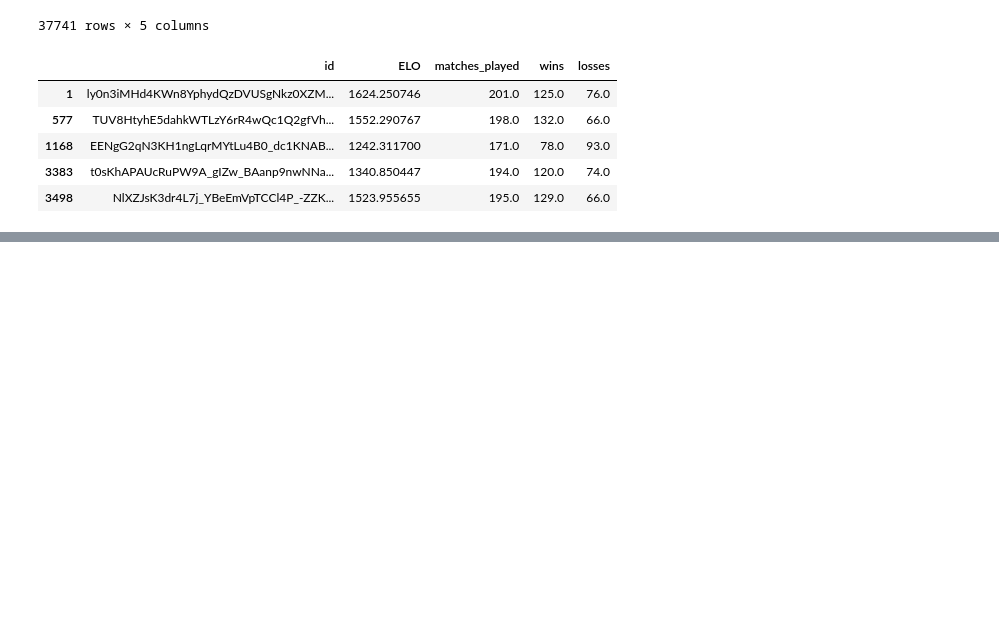
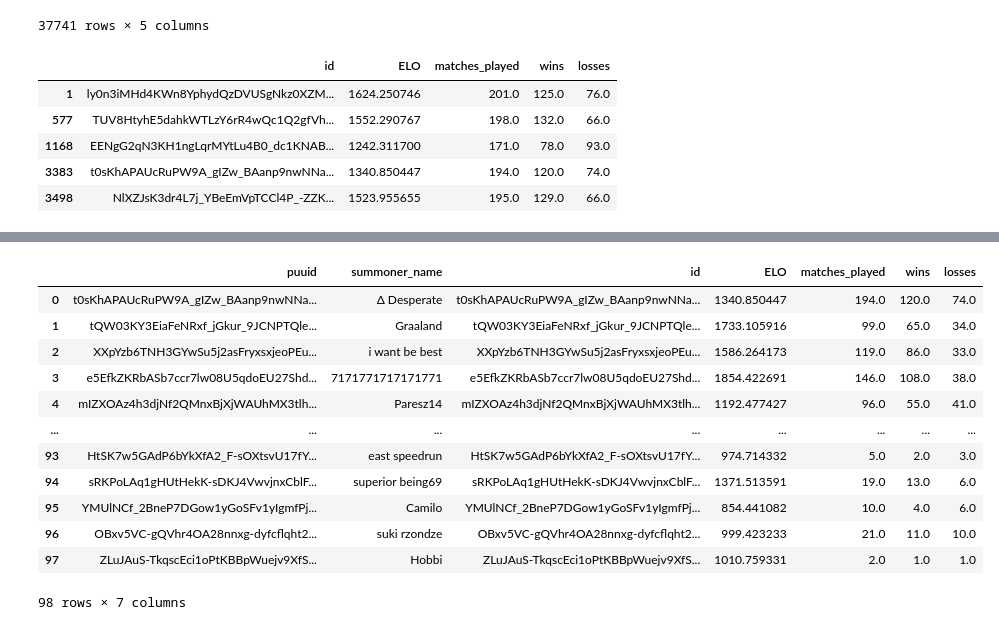
Before and after one commit to levente-murgas/hackathon, a Jupyter notebook: jupyter_analysis/gamerank core.ipynb, the cells around one changed output, grey strips where cells are left out. Cells and saved outputs as stored; diff of their text form; code cells hidden in the pictures; blank space fills up the shorter version.

```diff
--- a/jupyter_analysis/gamerank core.ipynb
+++ b/jupyter_analysis/gamerank core.ipynb
@@ -468,0 +491,16 @@ st3[st3['matches_played'] > 150]
+# %%
+top100
+# %% [output]
+|  | puuid | summoner_name | id | ELO | matches_played | wins | losses |
+| 0 | t0sKhAPAUcRuPW9A_gIZw_BAanp9nwNNa... | Δ Desperate | t0sKhAPAUcRuPW9A_gIZw_BAanp9nwNNa... | 1340.850447 | 194.0 | 120.0 | 74.0 |
+| 1 | tQW03KY3EiaFeNRxf_jGkur_9JCNPTQle... | Graaland | tQW03KY3EiaFeNRxf_jGkur_9JCNPTQle... | 1733.105916 | 99.0 | 65.0 | 34.0 |
+| 2 | XXpYzb6TNH3GYwSu5j2asFryxsxjeoPEu... | i want be best | XXpYzb6TNH3GYwSu5j2asFryxsxjeoPEu... | 1586.264173 | 119.0 | 86.0 | 33.0 |
+| 3 | e5EfkZKRbASb7ccr7lw08U5qdoEU27Shd... | 7171771717171771 | e5EfkZKRbASb7ccr7lw08U5qdoEU27Shd... | 1854.422691 | 146.0 | 108.0 | 38.0 |
+| 4 | mIZXOAz4h3djNf2QMnxBjXjWAUhMX3tlh... | Paresz14 | mIZXOAz4h3djNf2QMnxBjXjWAUhMX3tlh... | 1192.477427 | 96.0 | 55.0 | 41.0 |
+| ... | ... | ... | ... | ... | ... | ... | ... |
+| 93 | HtSK7w5GAdP6bYkXfA2_F-sOXtsvU17fY... | east speedrun | HtSK7w5GAdP6bYkXfA2_F-sOXtsvU17fY... | 974.714332 | 5.0 | 2.0 | 3.0 |
+| 94 | sRKPoLAq1gHUtHekK-sDKJ4VwvjnxCblF... | superior being69 | sRKPoLAq1gHUtHekK-sDKJ4VwvjnxCblF... | 1371.513591 | 19.0 | 13.0 | 6.0 |
+| 95 | YMUlNCf_2BneP7DGow1yGoSFv1yIgmfPj... | Camilo | YMUlNCf_2BneP7DGow1yGoSFv1yIgmfPj... | 854.441082 | 10.0 | 4.0 | 6.0 |
+| 96 | OBxv5VC-gQVhr4OA28nnxg-dyfcflqht2... | suki rzondze | OBxv5VC-gQVhr4OA28nnxg-dyfcflqht2... | 999.423233 | 21.0 | 11.0 | 10.0 |
+| 97 | ZLuJAuS-TkqscEci1oPtKBBpWuejv9XfS... | Hobbi | ZLuJAuS-TkqscEci1oPtKBBpWuejv9XfS... | 1010.759331 | 2.0 | 1.0 | 1.0 |
+98 rows × 7 columns
```
Also changed, not shown: parts of 5 cells of this notebook, 6 other files.
